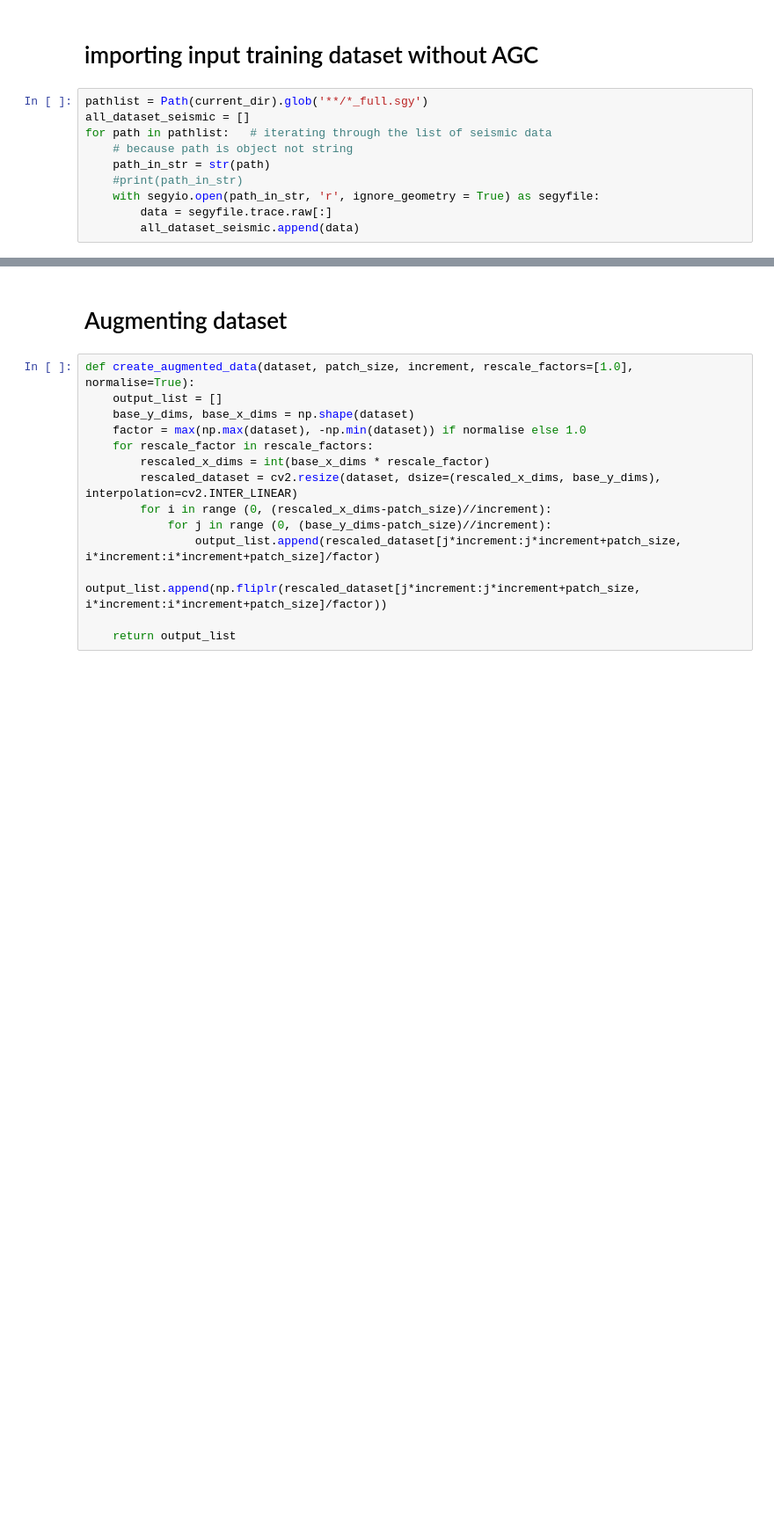
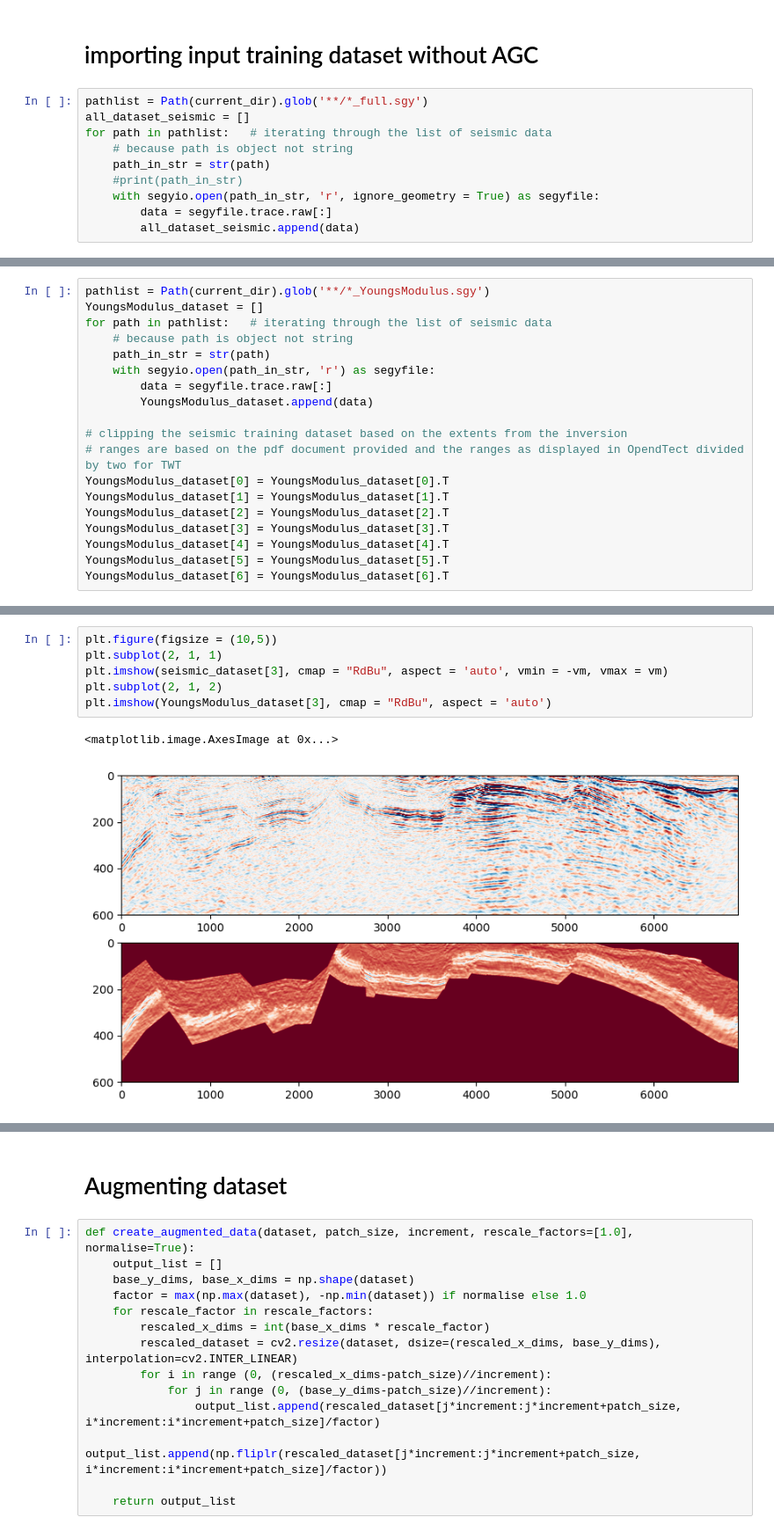
Before and after one commit to permeAbiliTy/Terra_Pioneers_SPEEurGeohackathon2023, a Jupyter notebook: python_model_building_AT_v2.ipynb, the cells around one changed output, grey strips where cells are left out. Shown at 88% size. Drawn from its saved outputs; the diff is of its cells as text; blank space fills up the shorter version.

```diff
--- a/python_model_building_AT_v2.ipynb
+++ b/python_model_building_AT_v2.ipynb
@@ -112,0 +318,19 @@ plt.imshow(trainingtrue_dataset[0], cmap = "RdBu", aspect = 'auto')
+# %%
+pathlist = Path(current_dir).glob('**/*_YoungsModulus.sgy')
+YoungsModulus_dataset = []
+for path in pathlist:   # iterating through the list of seismic data
+    # because path is object not string
+    path_in_str = str(path)
+    with segyio.open(path_in_str, 'r') as segyfile:
+        data = segyfile.trace.raw[:]
+        YoungsModulus_dataset.append(data)
+
+# clipping the seismic training dataset based on the extents from the inversion
+# ranges are based on the pdf document provided and the ranges as displayed in OpendTect divided by two for TWT
+YoungsModulus_dataset[0] = YoungsModulus_dataset[0].T
+YoungsModulus_dataset[1] = YoungsModulus_dataset[1].T
+YoungsModulus_dataset[2] = YoungsModulus_dataset[2].T
+YoungsModulus_dataset[3] = YoungsModulus_dataset[3].T
+YoungsModulus_dataset[4] = YoungsModulus_dataset[4].T
+YoungsModulus_dataset[5] = YoungsModulus_dataset[5].T
+YoungsModulus_dataset[6] = YoungsModulus_dataset[6].T
@@ -113 +358,10 @@ plt.imshow(trainingtrue_dataset[0], cmap = "RdBu", aspect = 'auto')
+# %%
+plt.figure(figsize = (10,5))
+plt.subplot(2, 1, 1)
+plt.imshow(seismic_dataset[3], cmap = "RdBu", aspect = 'auto', vmin = -vm, vmax = vm)
+plt.subplot(2, 1, 2)
+plt.imshow(YoungsModulus_dataset[3], cmap = "RdBu", aspect = 'auto')
+# %% [output]
+<matplotlib.image.AxesImage at 0x...>
+[figure, added]
 # %%
```
Also changed, not shown: parts of 87 cells of this notebook.
